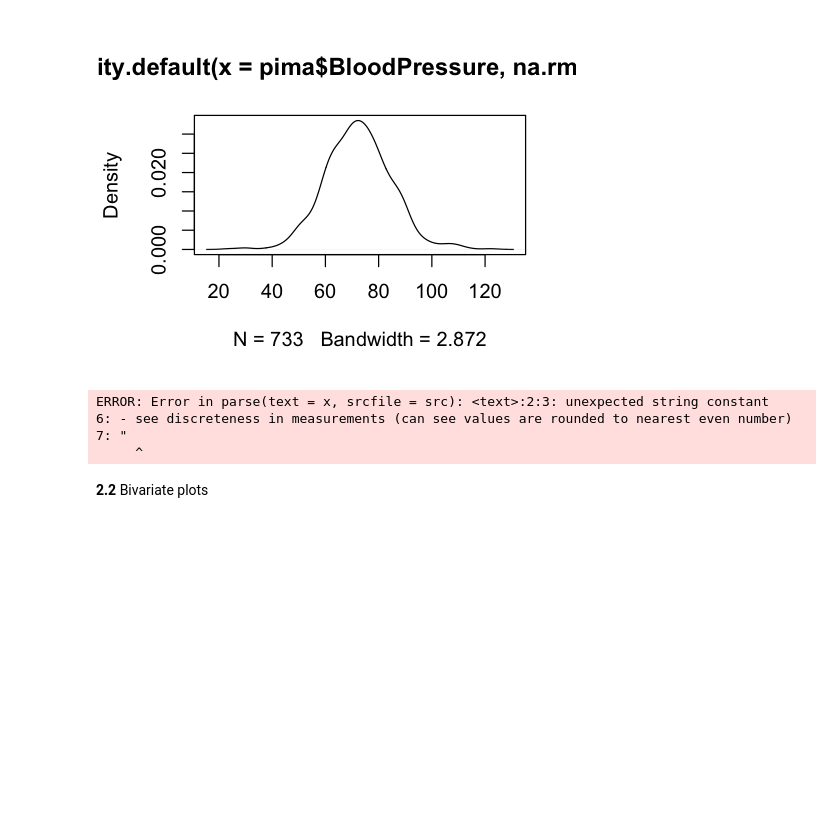
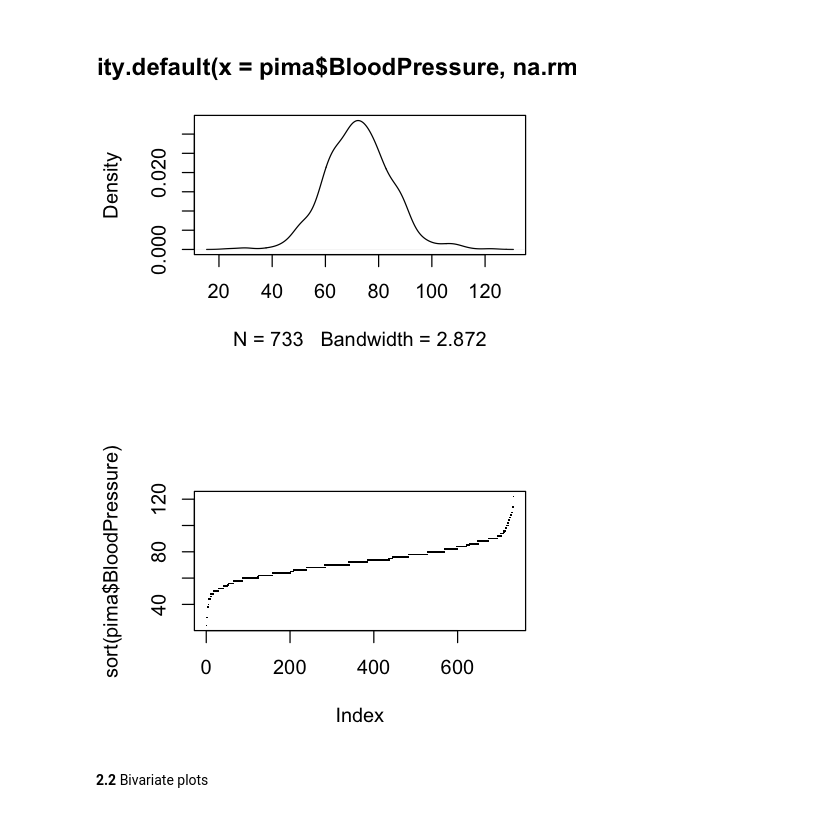
Before and after one commit to clin-projects/faraway-regression-R-workbooks, a Jupyter notebook: Faraway s1.1.3 - Initial Data Analysis.ipynb, the cells around one changed output. Cells and saved outputs as stored; diff of their text form; code cells hidden in the pictures; blank space fills up the shorter version.

```diff
--- a/Faraway s1.1.3 - Initial Data Analysis.ipynb
+++ b/Faraway s1.1.3 - Initial Data Analysis.ipynb
@@ -112,18 +112,14 @@ plot(density(pima$BloodPressure,na.rm=TRUE))
 [figure]
 # %%
 # Index plot of sorted values
-"""
-advantages:
-- see the individual data points
-- see distribution and possible outliers
-- see discreteness in measurements (can see values are rounded to nearest even number)
-"""
+# advantages:
+# - see the individual data points
+# - see distribution and possible outliers
+# - see discreteness in measurements (can see values are rounded to nearest even number)
+
 plot(sort(pima$BloodPressure),pch='.')
 # %% [output]
-ERROR: Error in parse(text = x, srcfile = src): <text>:2:3: unexpected string constant
-6: - see discreteness in measurements (can see values are rounded to nearest even number)
-7: "
-     ^
+[figure, added]
 # %% [markdown]
 **2.2** Bivariate plots
 # %%
```
